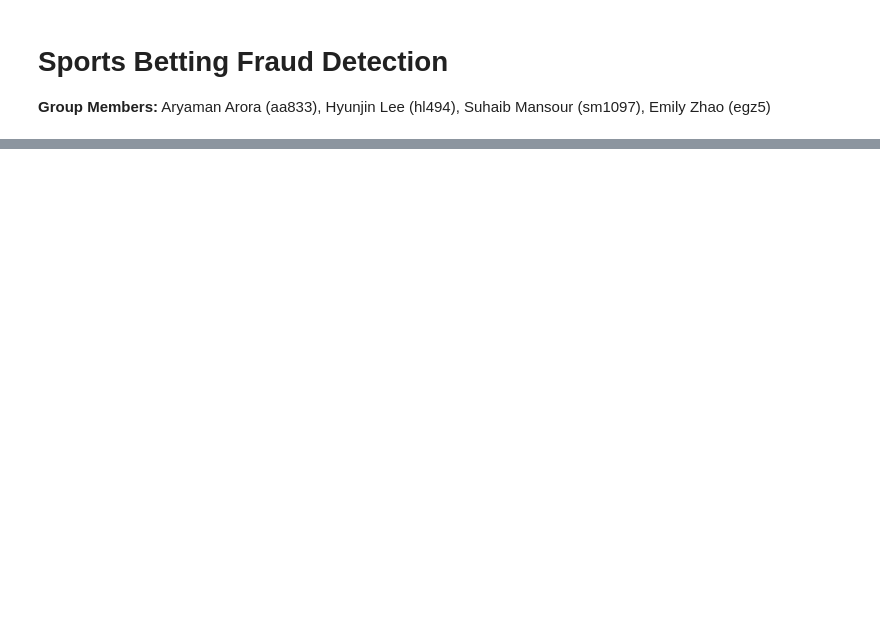
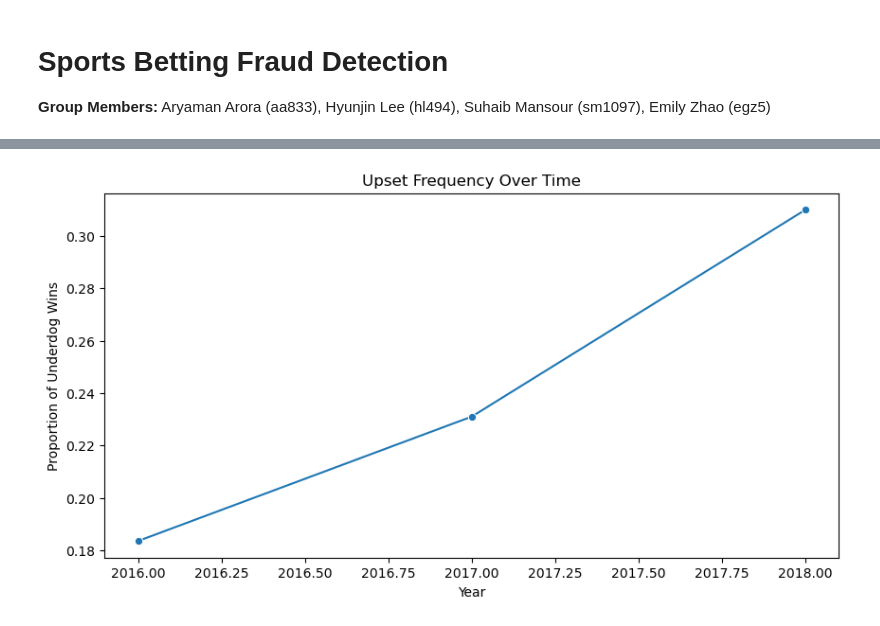
Before and after one commit to emilygzh/Sports-Betting-Fraud-Detection, a Jupyter notebook: Sports_Betting_Fraud_Detection.ipynb, the cells around one changed output, grey strips where cells are left out. Cells and saved outputs as stored; diff of their text form; code cells hidden in the pictures; blank space fills up the shorter version.

Commit message:
underdog wins

```diff
--- a/Sports_Betting_Fraud_Detection.ipynb
+++ b/Sports_Betting_Fraud_Detection.ipynb
@@ -143,0 +201,13 @@ KeyError: ['HomeTeam', 'AwayTeam', 'OpeningOdds', 'ClosingOdds']
+# %%
+merged["Year"] = merged["Date"].dt.year
+merged["underdog_win"] = ((merged["HomeOdds"] > merged["AwayOdds"]) & (merged["HomeGoals"] > merged["AwayGoals"])) | \
+                         ((merged["AwayOdds"] > merged["HomeOdds"]) & (merged["AwayGoals"] > merged["HomeGoals"]))
+upset_rate = merged.groupby("Year")["underdog_win"].mean().reset_index()
+
+plt.figure(figsize=(10,5))
+sns.lineplot(x="Year", y="underdog_win", data=upset_rate, marker="o")
+plt.title("Upset Frequency Over Time")
+plt.ylabel("Proportion of Underdog Wins")
+plt.show()
+# %% [output]
+[figure, added]
```
Also changed, not shown: parts of 19 cells of this notebook.
